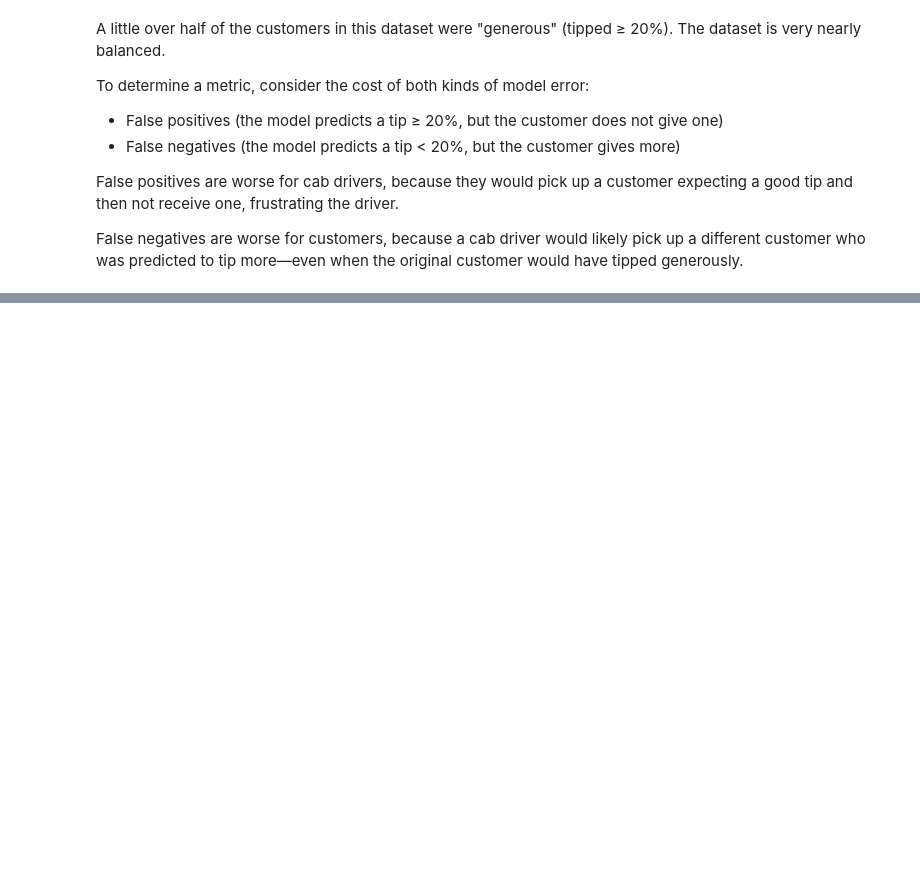
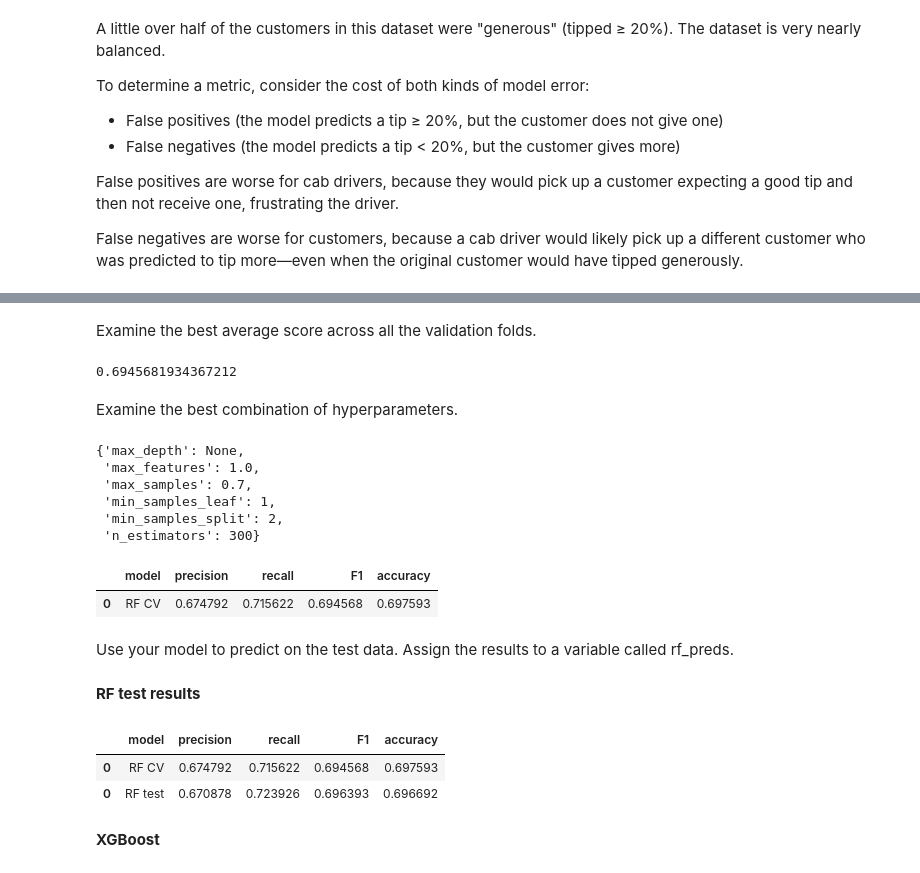
Before and after one commit to ajeronimoguerra/Case-Study-in-R---Amazon-BestBookselling-09-22, a Jupyter notebook: machine-learning-model-for-tlc.ipynb, the cells around one changed output, grey strips where cells are left out. Drawn from its saved outputs; the diff is of its cells as text; code cells hidden in the pictures; blank space fills up the shorter version.

```diff
--- a/machine-learning-model-for-tlc.ipynb
+++ b/machine-learning-model-for-tlc.ipynb
@@ -413,0 +486,18 @@ False negatives are worse for customers, because a cab driver would likely pick
+# %% [markdown]
+Examine the best average score across all the validation folds.
+# %%
+# Examine best score
+rf1.best_score_
+# %% [output]
+0.6945681934367212
+# %% [markdown]
+Examine the best combination of hyperparameters.
+# %%
+rf1.best_params_
+# %% [output]
+{'max_depth': None,
+ 'max_features': 1.0,
+ 'max_samples': 0.7,
+ 'min_samples_leaf': 1,
+ 'min_samples_split': 2,
+ 'n_estimators': 300}
@@ -413,0 +545,9 @@ False negatives are worse for customers, because a cab driver would likely pick
+# %%
+# Call 'make_results()' on the GridSearch object
+results = make_results('RF CV', rf1, 'f1')
+results
+# %% [output]
+|  | model | precision | recall | F1 | accuracy |
+| 0 | RF CV | 0.674792 | 0.715622 | 0.694568 | 0.697593 |
+# %% [markdown]
+Use your model to predict on the test data. Assign the results to a variable called rf_preds.
@@ -413,0 +557,39 @@ False negatives are worse for customers, because a cab driver would likely pick
+# %%
+def get_test_scores(model_name:str, preds, y_test_data):
+    '''
+    Generate a table of test scores.
+
+    In:
+    model_name (string): Your choice: how the model will be named in the output table
+    preds: numpy array of test predictions
+    y_test_data: numpy array of y_test data
+
+    Out:
+    table: a pandas df of precision, recall, f1, and accuracy scores for your model
+    '''
+    accuracy = accuracy_score(y_test_data, preds)
+    precision = precision_score(y_test_data, preds)
+    recall = recall_score(y_test_data, preds)
+    f1 = f1_score(y_test_data, preds)
+
+    table = pd.DataFrame({'model': [model_name],
+                        'precision': [precision],
+                        'recall': [recall],
+                        'F1': [f1],
+                        'accuracy': [accuracy]
+                        })
+
+    return table
+# %% [markdown]
+**RF test results**
+# %%
+# Get scores on test data
+rf_test_scores = get_test_scores('RF test', rf_preds, y_test)
+results = pd.concat([results, rf_test_scores], axis=0)
+results
+# %% [output]
+|  | model | precision | recall | F1 | accuracy |
+| 0 | RF CV | 0.674792 | 0.715622 | 0.694568 | 0.697593 |
+| 0 | RF test | 0.670878 | 0.723926 | 0.696393 | 0.696692 |
+# %% [markdown]
+**XGBoost**
```
Also changed, not shown: parts of 30 cells of this notebook.
